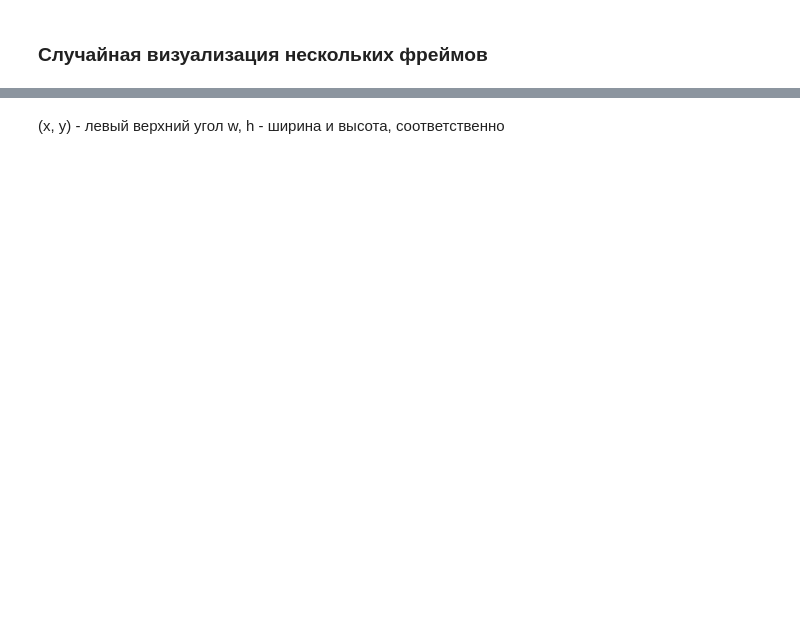
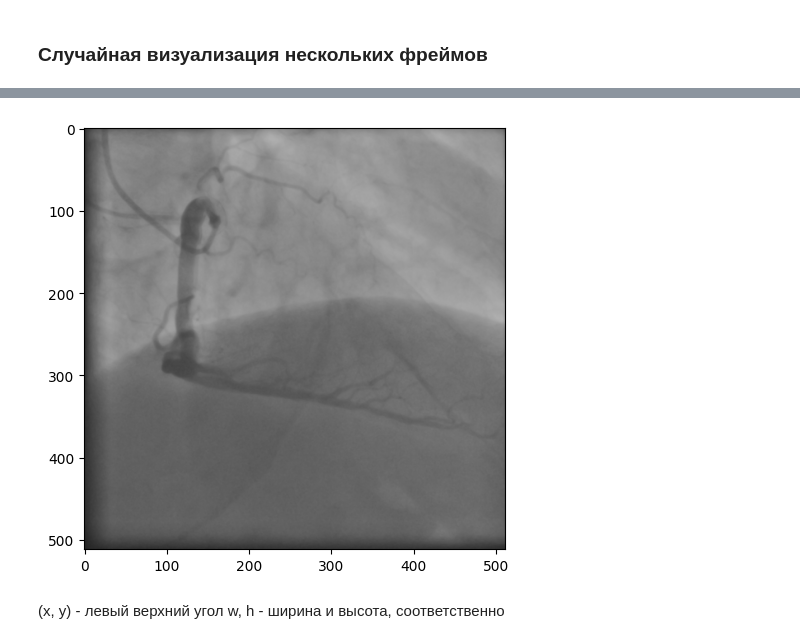
Before and after one commit to nik9ta5/yolo_detect_cadica, a Jupyter notebook: dataset_visualization.ipynb, the cells around one changed output, grey strips where cells are left out. Drawn from its saved outputs; the diff is of its cells as text; code cells hidden in the pictures; blank space fills up the shorter version.

```diff
--- a/dataset_visualization.ipynb
+++ b/dataset_visualization.ipynb
@@ -11,6 +11,6 @@ from mapping import stenosis_colors_rgb
 RANDOM_STATE = 42
 np.random.seed(RANDOM_STATE)
 # %%
-path2metaframe = "./data/meta_frame.csv"
+path2metaframe = "./data/metaframe.csv"
 frame = pd.read_csv(path2metaframe)
 print(frame.shape)
@@ -27,6 +58,22 @@ num_frames = 50
 
 frames_names = frame['frame'].unique().tolist()
 select_frames = np.random.choice(frames_names, size=num_frames)
+# %%
+for idx, i_frame in enumerate(select_frames):
+    # --- select sub frame ---
+    sub_frame = frame[frame['frame'] == i_frame].reset_index()
+
+    # --- read img ---
+    img = cv2.imread(sub_frame.loc[0, 'path2frame'])
+    img_rgb = cv2.cvtColor(img, cv2.COLOR_BGR2RGB)
+
+    break
+
+plt.imshow(img_rgb)
+plt.tight_layout()
+plt.show()
+# %% [output]
+[figure, added]
 # %% [markdown]
 (x, y) - левый верхний угол
 w, h - ширина и высота, соответственно
```
Also changed, not shown: parts of 8 cells of this notebook, 1 other file.
